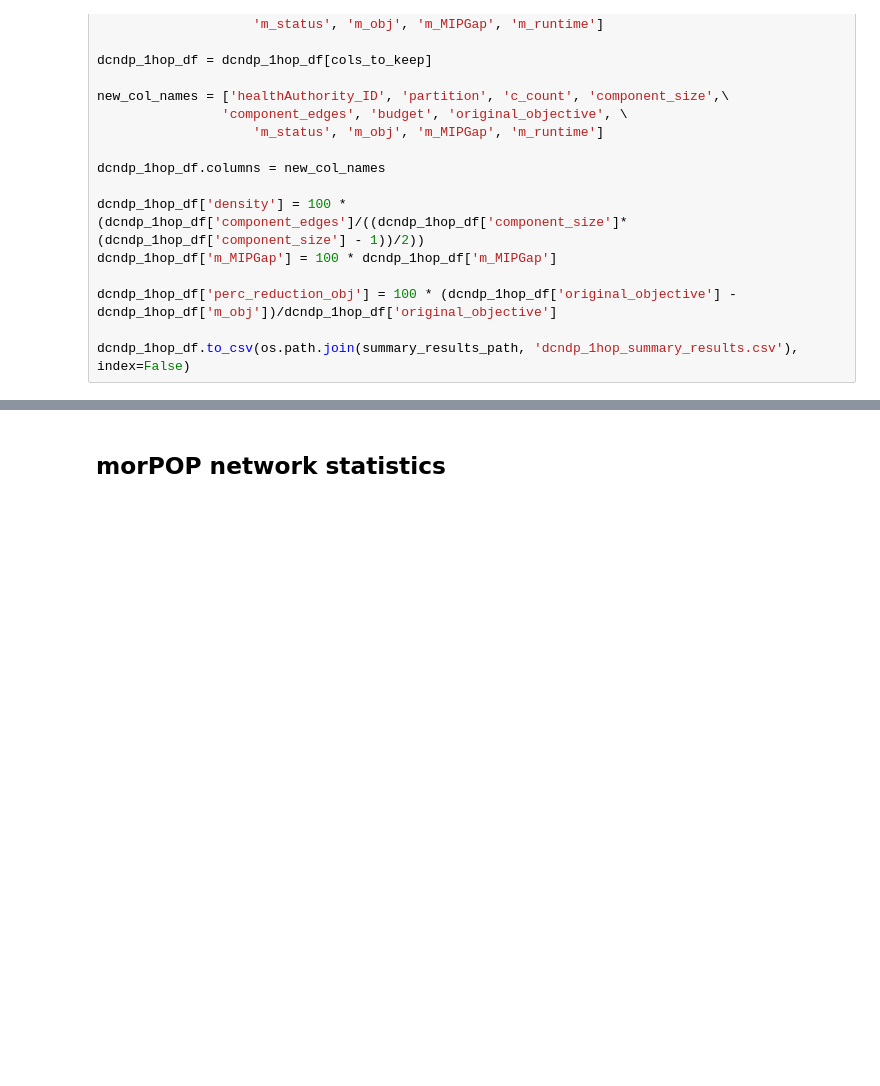
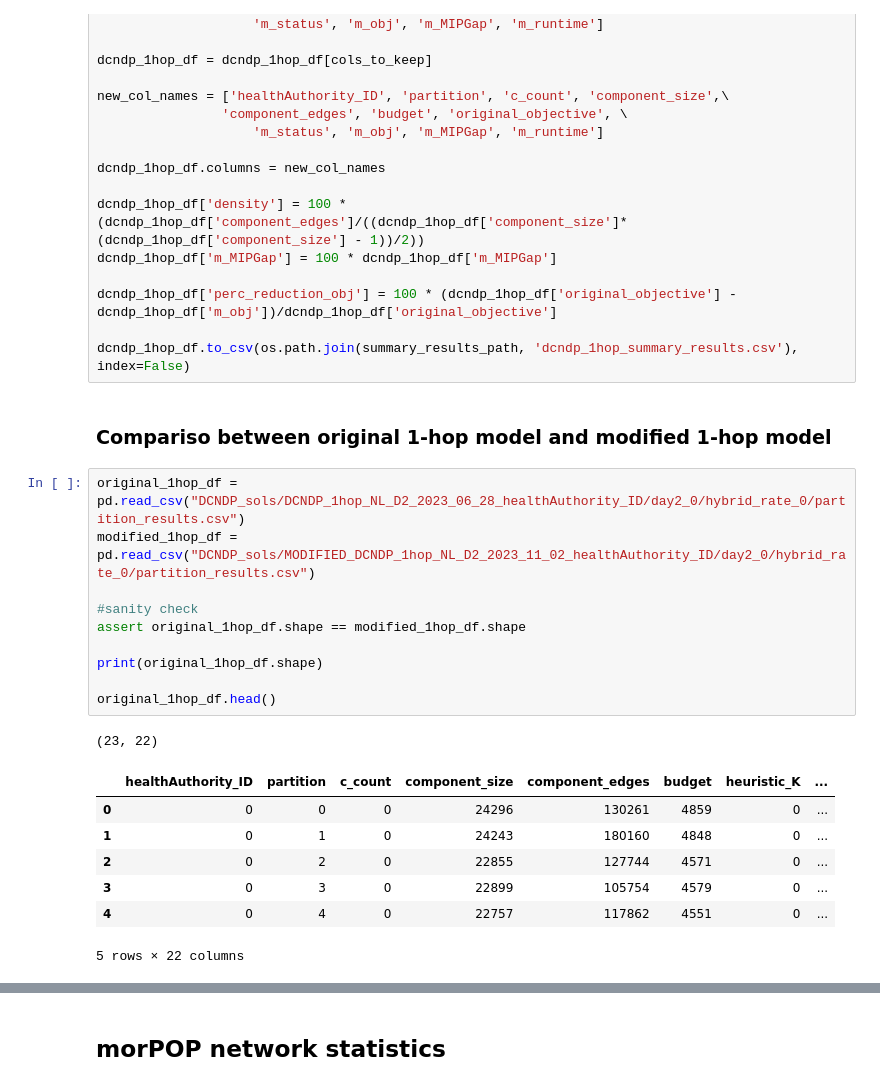
Before and after one commit to faraz2023/optimal-design-of-vaccination-policies, a Jupyter notebook: export_summary_results.ipynb, the cells around one changed output, grey strips where cells are left out. Saved outputs shown, nothing was run; the diff lists cells and outputs as text; blank space fills up the shorter version.

Commit message:
added 1-hop modified comparison results

```diff
--- a/export_summary_results.ipynb
+++ b/export_summary_results.ipynb
@@ -70,3 +70,24 @@ dcndp_1hop_df['m_MIPGap'] = 100 * dcndp_1hop_df['m_MIPGap']
 dcndp_1hop_df['perc_reduction_obj'] = 100 * (dcndp_1hop_df['original_objective'] - dcndp_1hop_df['m_obj'])/dcndp_1hop_df['original_objective']
 
 dcndp_1hop_df.to_csv(os.path.join(summary_results_path, 'dcndp_1hop_summary_results.csv'), index=False)
+# %% [markdown]
+### Compariso between original 1-hop model and modified 1-hop model
+# %%
+original_1hop_df = pd.read_csv("DCNDP_sols/DCNDP_1hop_NL_D2_2023_06_28_healthAuthority_ID/day2_0/hybrid_rate_0/partition_results.csv")
+modified_1hop_df = pd.read_csv("DCNDP_sols/MODIFIED_DCNDP_1hop_NL_D2_2023_11_02_healthAuthority_ID/day2_0/hybrid_rate_0/partition_results.csv")
+
+#sanity check
+assert original_1hop_df.shape == modified_1hop_df.shape
+
+print(original_1hop_df.shape)
+
+original_1hop_df.head()
+# %% [output]
+(23, 22)
+|  | healthAuthority_ID | partition | c_count | component_size | component_edges | budget | heuristic_K | ... |
+| 0 | 0 | 0 | 0 | 24296 | 130261 | 4859 | 0 | ... |
+| 1 | 0 | 1 | 0 | 24243 | 180160 | 4848 | 0 | ... |
+| 2 | 0 | 2 | 0 | 22855 | 127744 | 4571 | 0 | ... |
+| 3 | 0 | 3 | 0 | 22899 | 105754 | 4579 | 0 | ... |
+| 4 | 0 | 4 | 0 | 22757 | 117862 | 4551 | 0 | ... |
+5 rows × 22 columns
```
Also changed, not shown: parts of 2 cells of this notebook.
